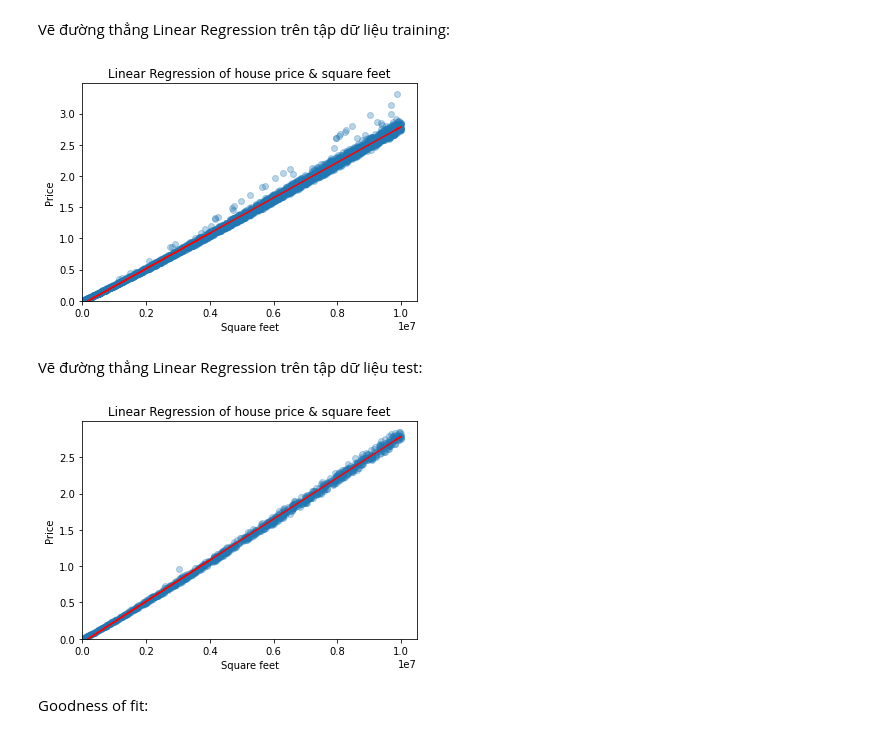
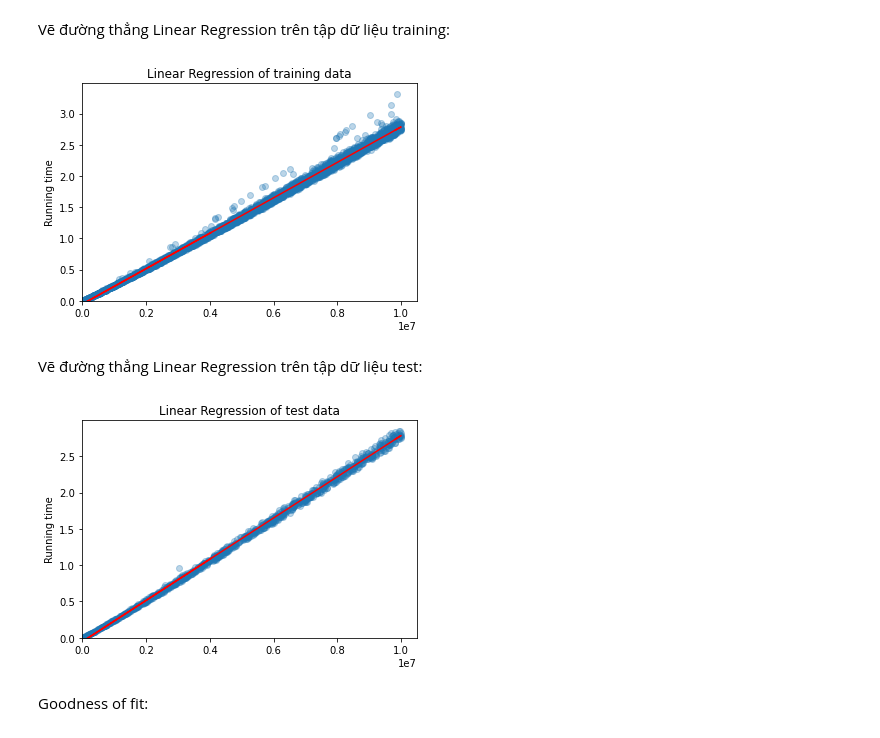
Before and after one commit to 17520216/CS114.L11.KHCL, a Jupyter notebook: Linear_Regression.ipynb, the cells around one changed output. Cells and saved outputs as stored; diff of their text form; code cells hidden in the pictures.

```diff
--- a/Linear_Regression.ipynb
+++ b/Linear_Regression.ipynb
@@ -96,28 +94,26 @@ Vẽ đường thẳng Linear Regression trên tập dữ liệu training:
 plt.scatter(X_train, Y_train, alpha = 0.3)
 plt.plot(X_train, regression.predict(X_train), color='red')
 
-plt.title('Linear Regression of house price & square feet')
-plt.xlabel('Square feet')
-plt.ylabel('Price')
+plt.ylabel('Running time')
+plt.title('Linear Regression of training data')
 plt.xlim(0,)
 plt.ylim(0,)
 plt.show()
 # %% [output]
-[figure, old version]
+[figure, new version]
 # %% [markdown]
 Vẽ đường thẳng Linear Regression trên tập dữ liệu test:
 # %%
 plt.scatter(X_test, Y_test, alpha = 0.3)
 plt.plot(X_train, regression.predict(X_train), color='red')
 
-plt.title('Linear Regression of house price & square feet')
-plt.xlabel('Square feet')
-plt.ylabel('Price')
+plt.ylabel('Running time')
+plt.title('Linear Regression of test data')
 plt.xlim(0,)
 plt.ylim(0,)
 plt.show()
 # %% [output]
-[figure, old version]
+[figure, new version]
 # %% [markdown]
 Goodness of fit:
 # %%
```
Also changed, not shown: parts of 2 cells of this notebook.
